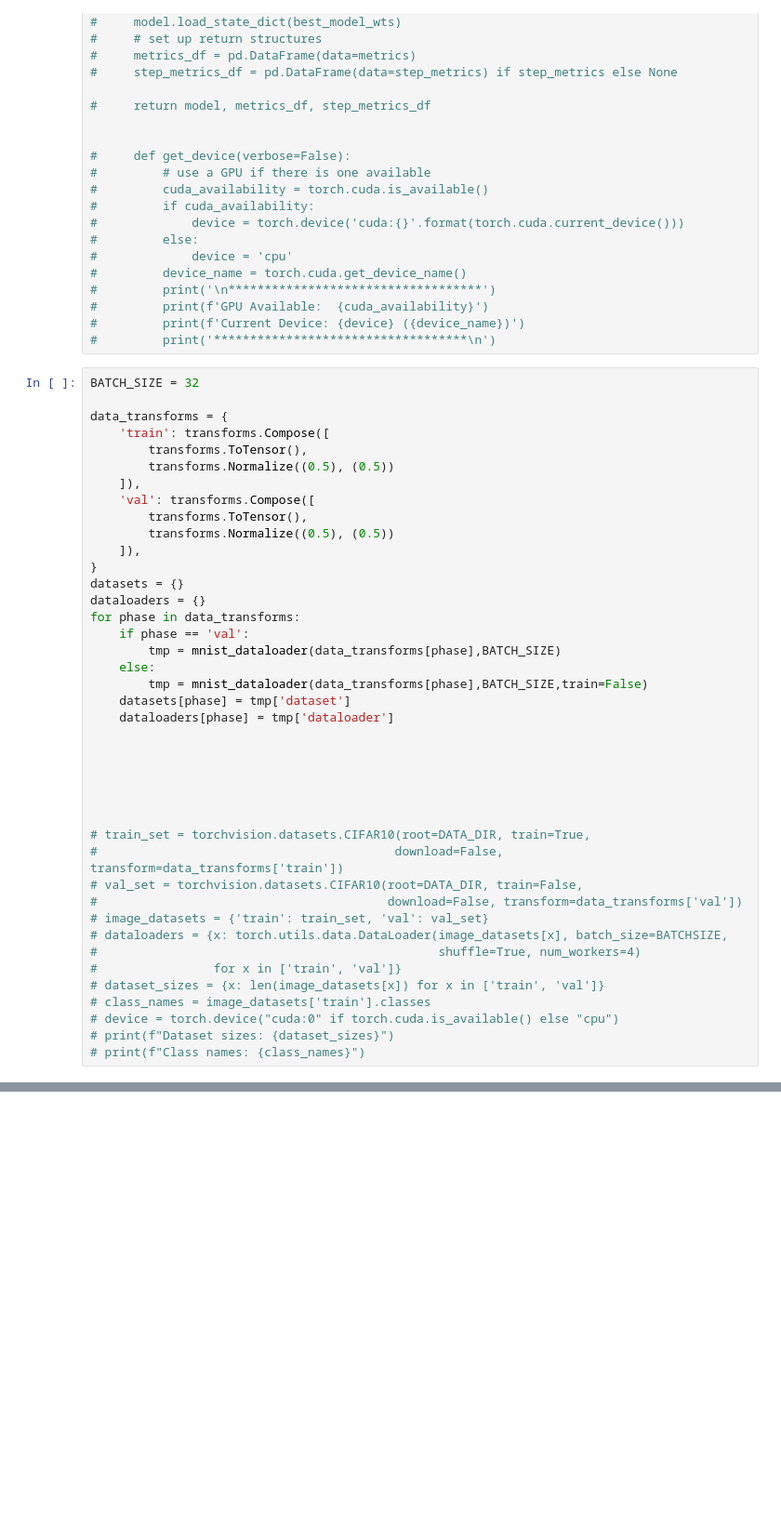
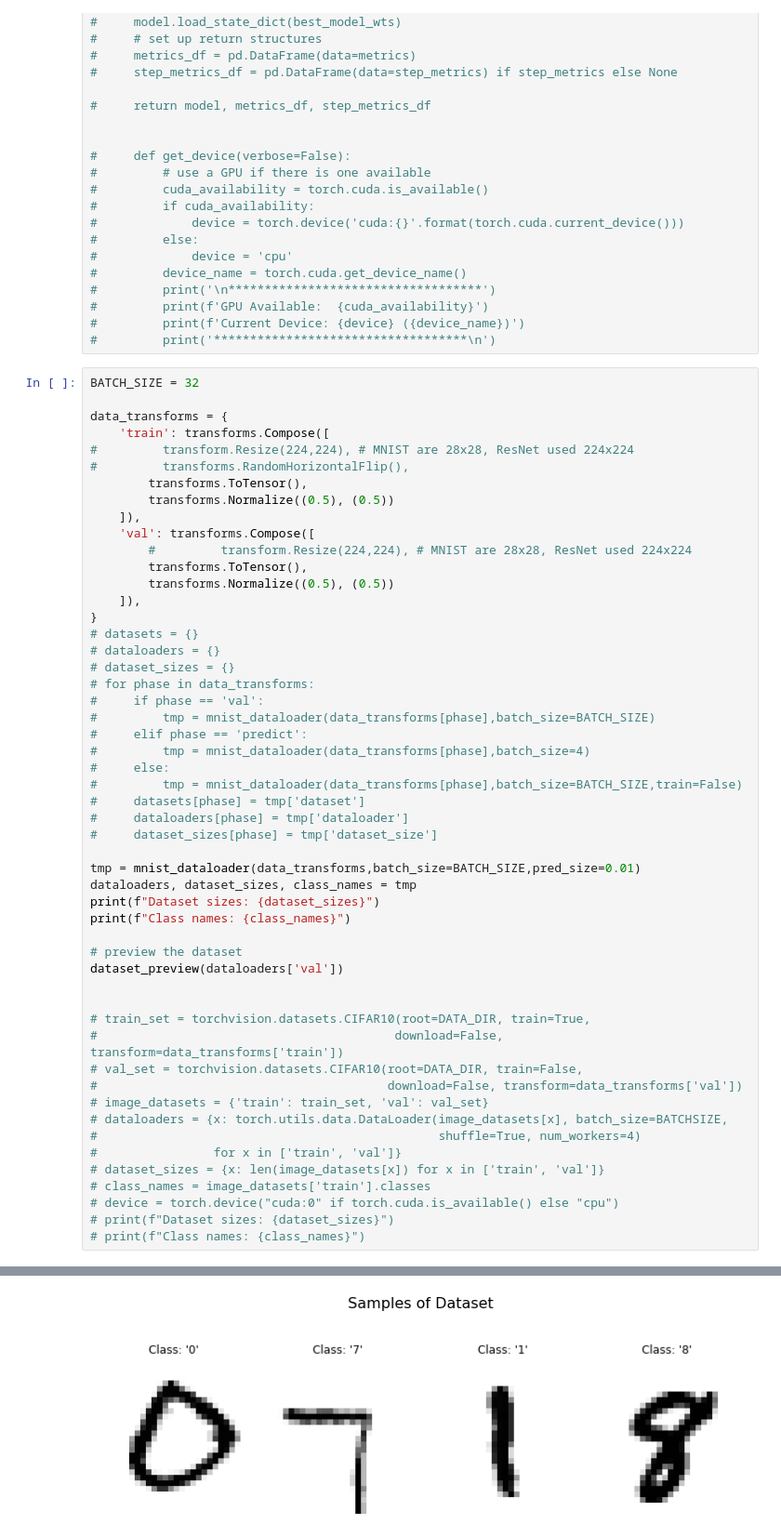
Before and after one commit to christnp/e6998-project, a Jupyter notebook: src/baseline/baseline.ipynb, the cells around one changed output, grey strips where cells are left out. Shown at 93% size. Cells and saved outputs as stored; diff of their text form; blank space fills up the shorter version.

```diff
--- a/src/baseline/baseline.ipynb
+++ b/src/baseline/baseline.ipynb
@@ -244,27 +245,38 @@ BATCH_SIZE = 32
 
 data_transforms = {
     'train': transforms.Compose([
+#         transform.Resize(224,224), # MNIST are 28x28, ResNet used 224x224
+#         transforms.RandomHorizontalFlip(),
         transforms.ToTensor(),
         transforms.Normalize((0.5), (0.5))
     ]),
     'val': transforms.Compose([
+        #         transform.Resize(224,224), # MNIST are 28x28, ResNet used 224x224
         transforms.ToTensor(),
         transforms.Normalize((0.5), (0.5))
     ]),
 }
-datasets = {}
-dataloaders = {}
-for phase in data_transforms:
-    if phase == 'val':
-        tmp = mnist_dataloader(data_transforms[phase],BATCH_SIZE)
-    else:
-        tmp = mnist_dataloader(data_transforms[phase],BATCH_SIZE,train=False)
-    datasets[phase] = tmp['dataset']
-    dataloaders[phase] = tmp['dataloader']
+# datasets = {}
+# dataloaders = {}
+# dataset_sizes = {}
+# for phase in data_transforms:
+#     if phase == 'val':
+#         tmp = mnist_dataloader(data_transforms[phase],batch_size=BATCH_SIZE)
+#     elif phase == 'predict':
+#         tmp = mnist_dataloader(data_transforms[phase],batch_size=4)
+#     else:
+#         tmp = mnist_dataloader(data_transforms[phase],batch_size=BATCH_SIZE,train=False)
+#     datasets[phase] = tmp['dataset']
+#     dataloaders[phase] = tmp['dataloader']
+#     dataset_sizes[phase] = tmp['dataset_size']
 
+tmp = mnist_dataloader(data_transforms,batch_size=BATCH_SIZE,pred_size=0.01)
+dataloaders, dataset_sizes, class_names = tmp
+print(f"Dataset sizes: {dataset_sizes}")
+print(f"Class names: {class_names}")
 
-
-
+# preview the dataset
+dataset_preview(dataloaders['val'])
 
 
 # train_set = torchvision.datasets.CIFAR10(root=DATA_DIR, train=True,
@@ -285,0 +299 @@ Data is located in '../../data'
+[figure, added]
```
Also changed, not shown: parts of 7 cells of this notebook, 3 other files.
